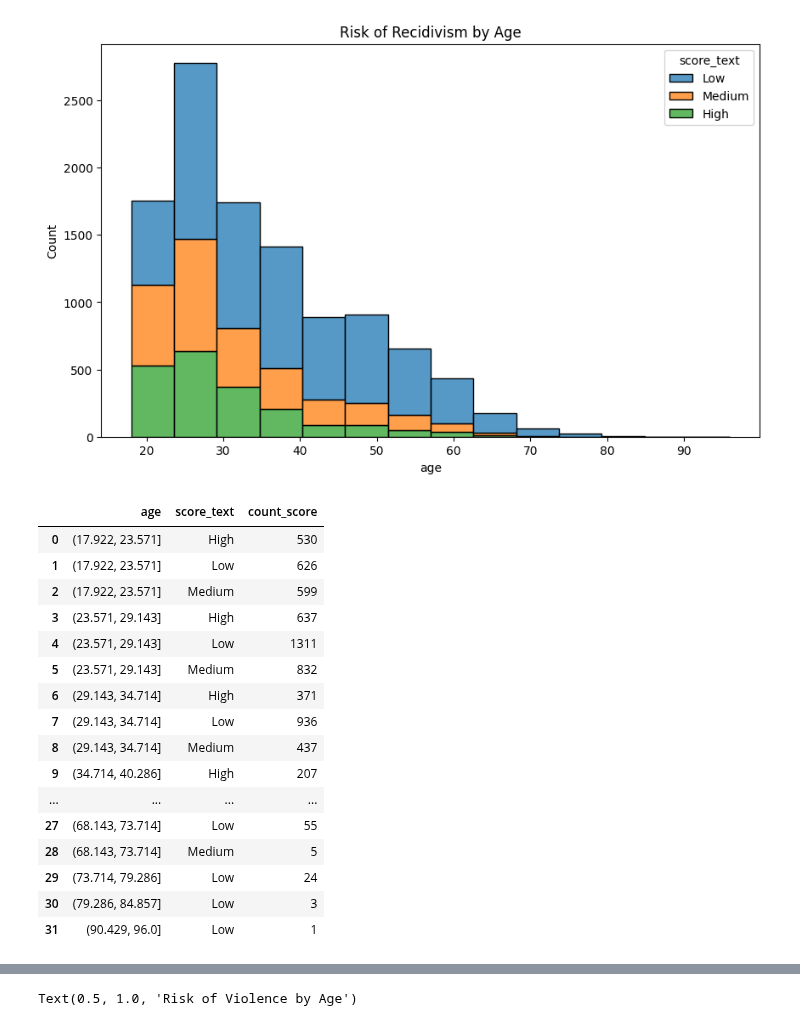
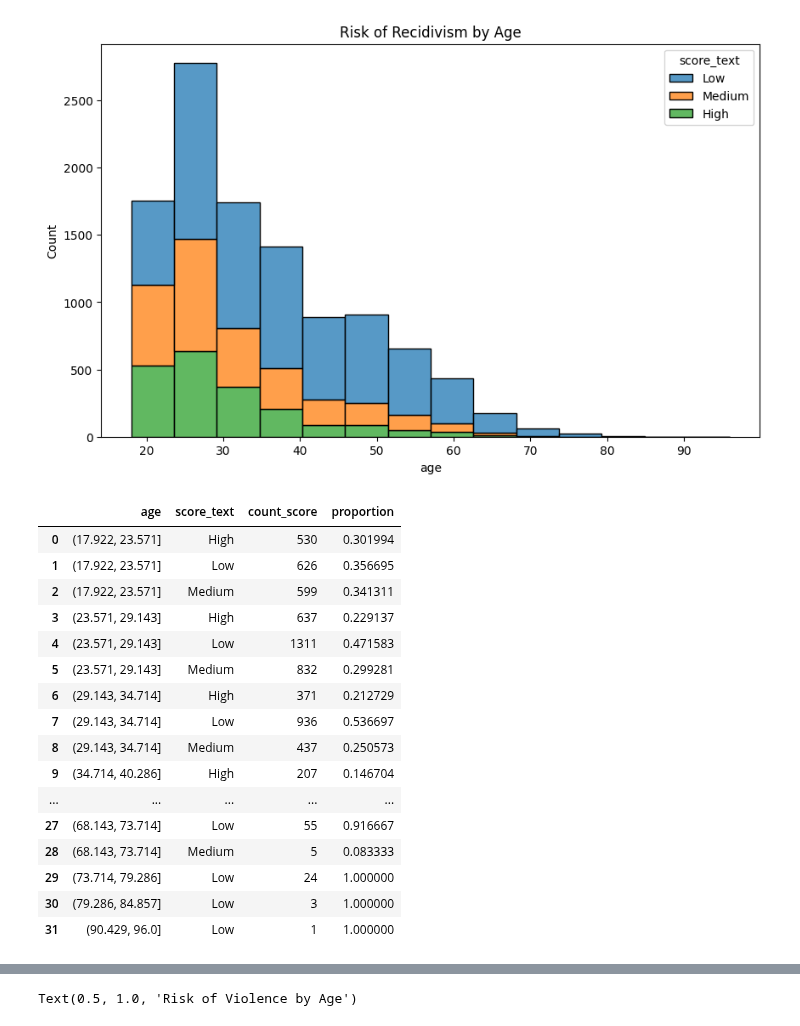
Before and after one commit to chance-roberts/DATA6550-Bias, a Jupyter notebook: Code/Roberts/RobertsC_Module1_Bias.ipynb, the cells around one changed output, grey strips where cells are left out. Cells and saved outputs as stored; diff of their text form; code cells hidden in the pictures.

```diff
--- a/Code/Roberts/RobertsC_Module1_Bias.ipynb
+++ b/Code/Roberts/RobertsC_Module1_Bias.ipynb
@@ -84,23 +85,24 @@ Text(0.5, 1.0, 'Risk of Recidivism by Age')
 # %%
 #Count the values of each 'score_text' for each 'age' bin
 age_score_table = df_non_dup.groupby([age_bins, 'score_text'], observed=True)['name'].count().reset_index()
 age_score_table.columns = ['age', 'score_text', 'count_score']
+age_score_table['proportion'] = (age_score_table.groupby(['age'])['count_score'].apply((lambda x: x / x.sum())).values)
 age_score_table
 # %% [output]
-|  | age | score_text | count_score |
-| 0 | (17.922, 23.571] | High | 530 |
-| 1 | (17.922, 23.571] | Low | 626 |
-| 2 | (17.922, 23.571] | Medium | 599 |
-| 3 | (23.571, 29.143] | High | 637 |
-| 4 | (23.571, 29.143] | Low | 1311 |
-| 5 | (23.571, 29.143] | Medium | 832 |
-| 6 | (29.143, 34.714] | High | 371 |
-| 7 | (29.143, 34.714] | Low | 936 |
-| 8 | (29.143, 34.714] | Medium | 437 |
-| 9 | (34.714, 40.286] | High | 207 |
-| ... | ... | ... | ... |
-| 27 | (68.143, 73.714] | Low | 55 |
-| 28 | (68.143, 73.714] | Medium | 5 |
-| 29 | (73.714, 79.286] | Low | 24 |
-| 30 | (79.286, 84.857] | Low | 3 |
-| 31 | (90.429, 96.0] | Low | 1 |
+|  | age | score_text | count_score | proportion |
+| 0 | (17.922, 23.571] | High | 530 | 0.301994 |
+| 1 | (17.922, 23.571] | Low | 626 | 0.356695 |
+| 2 | (17.922, 23.571] | Medium | 599 | 0.341311 |
+| 3 | (23.571, 29.143] | High | 637 | 0.229137 |
+| 4 | (23.571, 29.143] | Low | 1311 | 0.471583 |
+| 5 | (23.571, 29.143] | Medium | 832 | 0.299281 |
+| 6 | (29.143, 34.714] | High | 371 | 0.212729 |
+| 7 | (29.143, 34.714] | Low | 936 | 0.536697 |
+| 8 | (29.143, 34.714] | Medium | 437 | 0.250573 |
+| 9 | (34.714, 40.286] | High | 207 | 0.146704 |
+| ... | ... | ... | ... | ... |
+| 27 | (68.143, 73.714] | Low | 55 | 0.916667 |
+| 28 | (68.143, 73.714] | Medium | 5 | 0.083333 |
+| 29 | (73.714, 79.286] | Low | 24 | 1.000000 |
+| 30 | (79.286, 84.857] | Low | 3 | 1.000000 |
+| 31 | (90.429, 96.0] | Low | 1 | 1.000000 |
```
Also changed, not shown: parts of 7 cells of this notebook.
